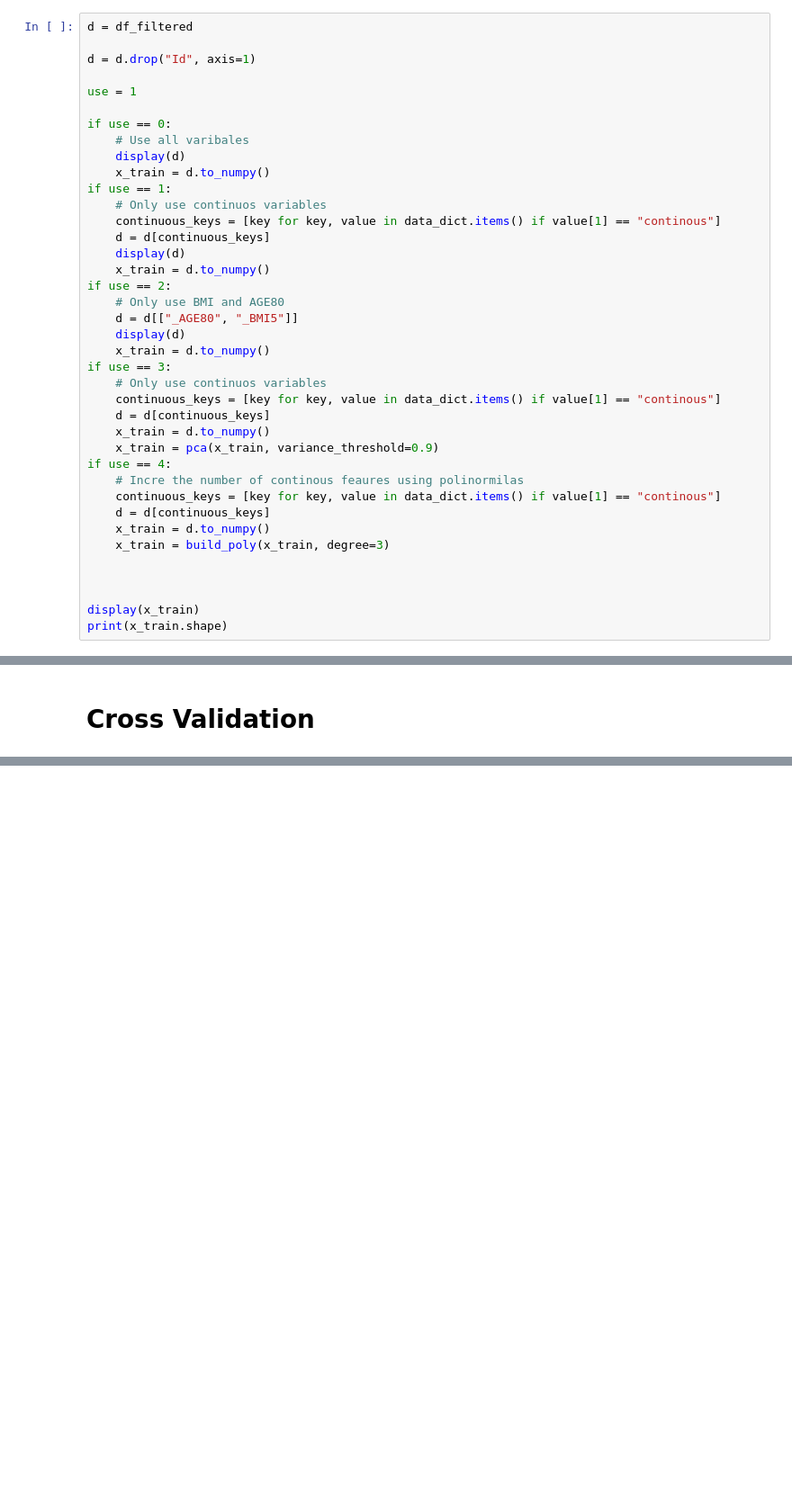
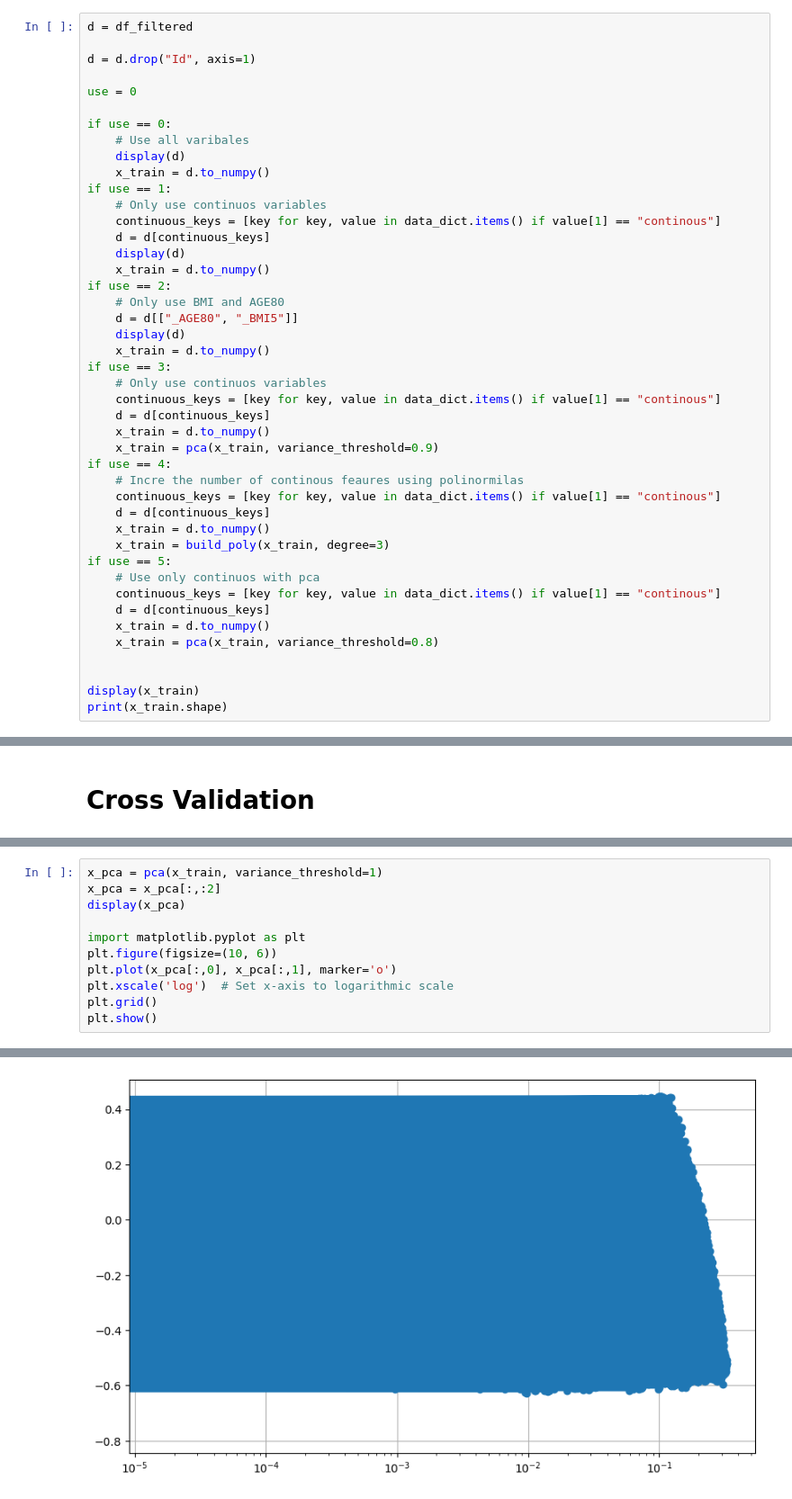
Before and after one commit to 8gabri8/heart_attack_ML, a Jupyter notebook: EDA.ipynb, the cells around one changed output, grey strips where cells are left out. Shown at 90% size. Cells and saved outputs as stored; diff of their text form; blank space fills up the shorter version.

```diff
--- a/EDA.ipynb
+++ b/EDA.ipynb
@@ -389,7 +372,7 @@ d = df_filtered
 
 d = d.drop("Id", axis=1)
 
-use = 1
+use = 0
 
 if use == 0:
     # Use all varibales
@@ -418,7 +401,12 @@ if use == 4:
     d = d[continuous_keys]
     x_train = d.to_numpy()
     x_train = build_poly(x_train, degree=3)
-
+if use == 5:
+    # Use only continuos with pca
+    continuous_keys = [key for key, value in data_dict.items() if value[1] == "continous"]
+    d = d[continuous_keys]
+    x_train = d.to_numpy()
+    x_train = pca(x_train, variance_threshold=0.8)
 
 
 display(x_train)
@@ -578,0 +680,12 @@ Mean Accuracy: 0.9145211110061717
+# %%
+x_pca = pca(x_train, variance_threshold=1)
+x_pca = x_pca[:,:2]
+display(x_pca)
+
+import matplotlib.pyplot as plt
+plt.figure(figsize=(10, 6))
+plt.plot(x_pca[:,0], x_pca[:,1], marker='o')
+plt.xscale('log')  # Set x-axis to logarithmic scale
+plt.grid()
+plt.show()
+# %% [output]
@@ -578,0 +699 @@ Mean Accuracy: 0.9145211110061717
+[figure, added]
```
Also changed, not shown: parts of 8 cells of this notebook, 2 other files.
